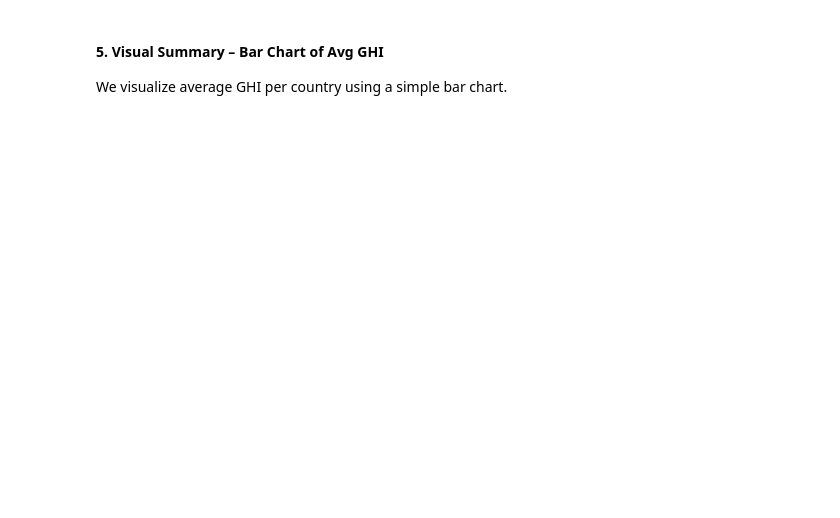
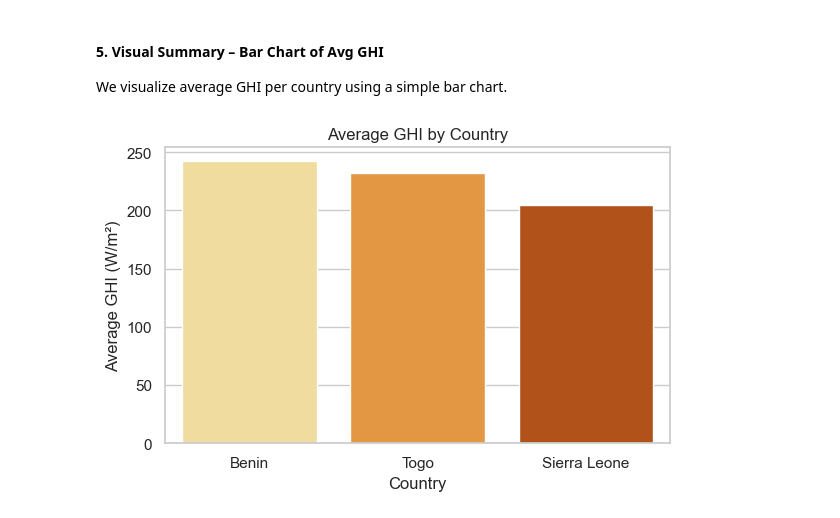
Before and after one commit to BruhTes/solar-challenge-week1, a Jupyter notebook: notebooks/compare_countries.ipynb, the cells around one changed output. Drawn from its saved outputs; the diff is of its cells as text; code cells hidden in the pictures; blank space fills up the shorter version.

Commit message:
feat(compare-countries): add bar chart comparing average GHI across countries

```diff
--- a/notebooks/compare_countries.ipynb
+++ b/notebooks/compare_countries.ipynb
@@ -126,3 +142,16 @@ Here we summarize important findings and trends from the analysis in bullet poin
 # %% [markdown]
 #### 5. Visual Summary – Bar Chart of Avg GHI
 We visualize average GHI per country using a simple bar chart.
+# %%
+avg_ghi = df_all.groupby("country")["GHI"].mean().reset_index().sort_values(by="GHI", ascending=False)
+
+# Plot with explicit hue assignment
+plt.figure(figsize=(6, 4))
+sns.barplot(data=avg_ghi, x="country", y="GHI", hue="country", palette="YlOrBr", legend=False)
+plt.title("Average GHI by Country")
+plt.ylabel("Average GHI (W/m²)")
+plt.xlabel("Country")
+plt.tight_layout()
+plt.show()
+# %% [output]
+[figure, added]
```
Also changed, not shown: parts of 1 cell of this notebook.
